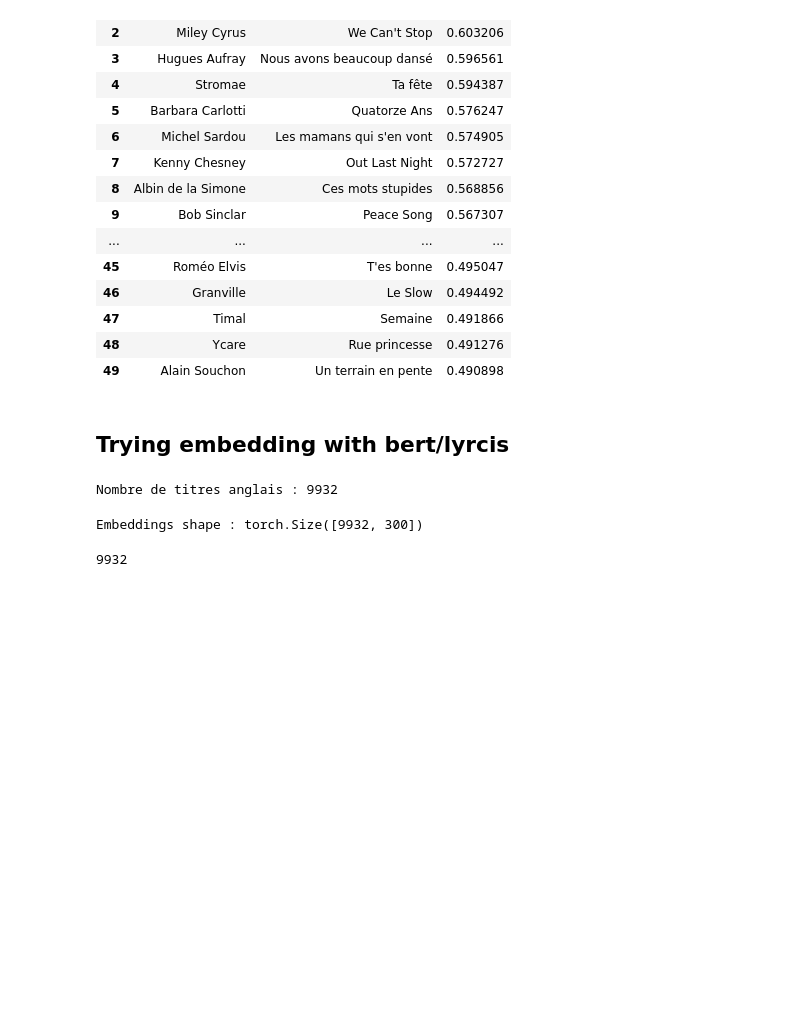
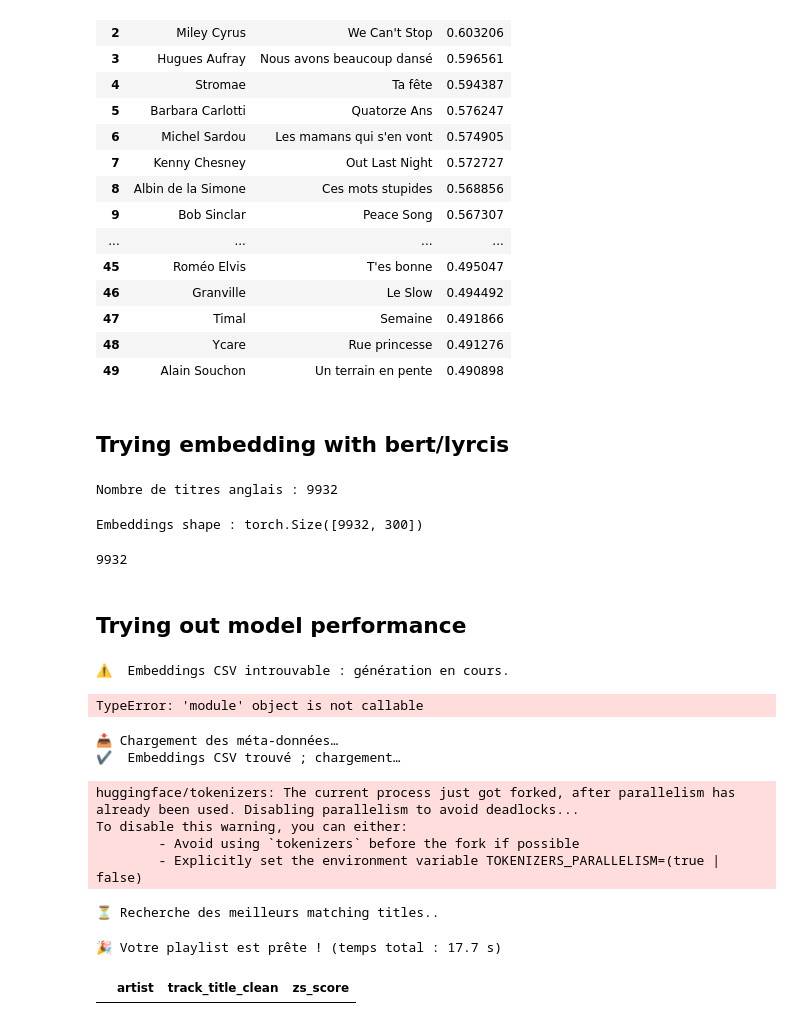
Before and after one commit to vicctoirec/wagon-bootcamp-project, a Jupyter notebook: notebooks/notebook_Laureen.ipynb, the cells around one changed output. Cells and saved outputs as stored; diff of their text form; code cells hidden in the pictures; blank space fills up the shorter version.

```diff
--- a/notebooks/notebook_Laureen.ipynb
+++ b/notebooks/notebook_Laureen.ipynb
@@ -743,3 +743,5 @@ embedded_bert = pd.DataFrame(emb_np, columns=[f"embedding_{i}" for i in range(em
 
 # Save the embeddings to a CSV file
 embedded_bert.to_csv(output_path, index=True)
+# %% [markdown]
+## Trying out model performance
@@ -745,0 +750,19 @@ embedded_bert.to_csv(output_path, index=True)
+# %%
+user_input = "I'm currently in love but it's complicated, I want to party with my friends and have fun all night long"
+# %%
+get_top_k(user_input)
+# %% [output]
+⚠️  Embeddings CSV introuvable : génération en cours.
+TypeError: 'module' object is not callable
+# %%
+refine_top_k(user_input)
+# %% [output]
+📥 Chargement des méta-données…
+✔️  Embeddings CSV trouvé ; chargement…
+huggingface/tokenizers: The current process just got forked, after parallelism has already been used. Disabling parallelism to avoid deadlocks...
+To disable this warning, you can either:
+        - Avoid using `tokenizers` before the fork if possible
+        - Explicitly set the environment variable TOKENIZERS_PARALLELISM=(true | false)
+⏳ Recherche des meilleurs matching titles..
+🎉 Votre playlist est prête ! (temps total : 17.7 s)
+|  | artist | track_title_clean | zs_score |
```
Also changed, not shown: parts of 1 cell of this notebook.
